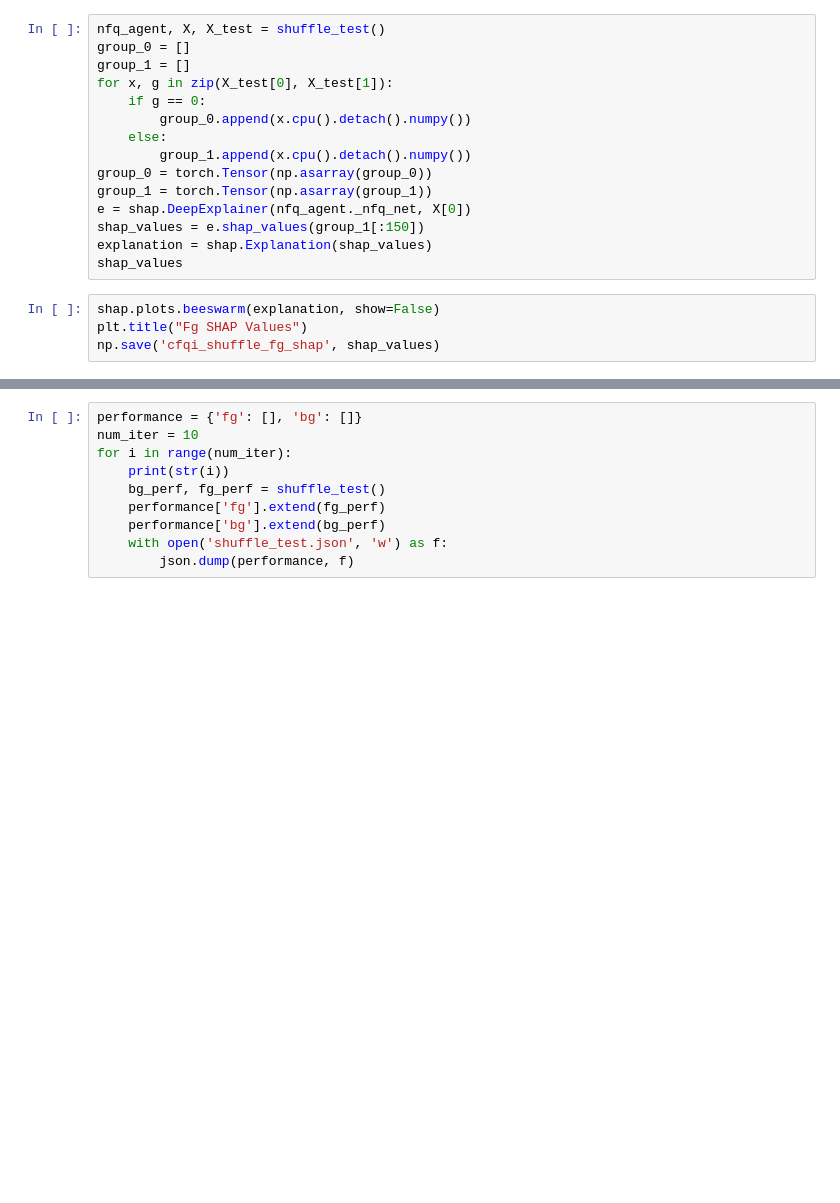
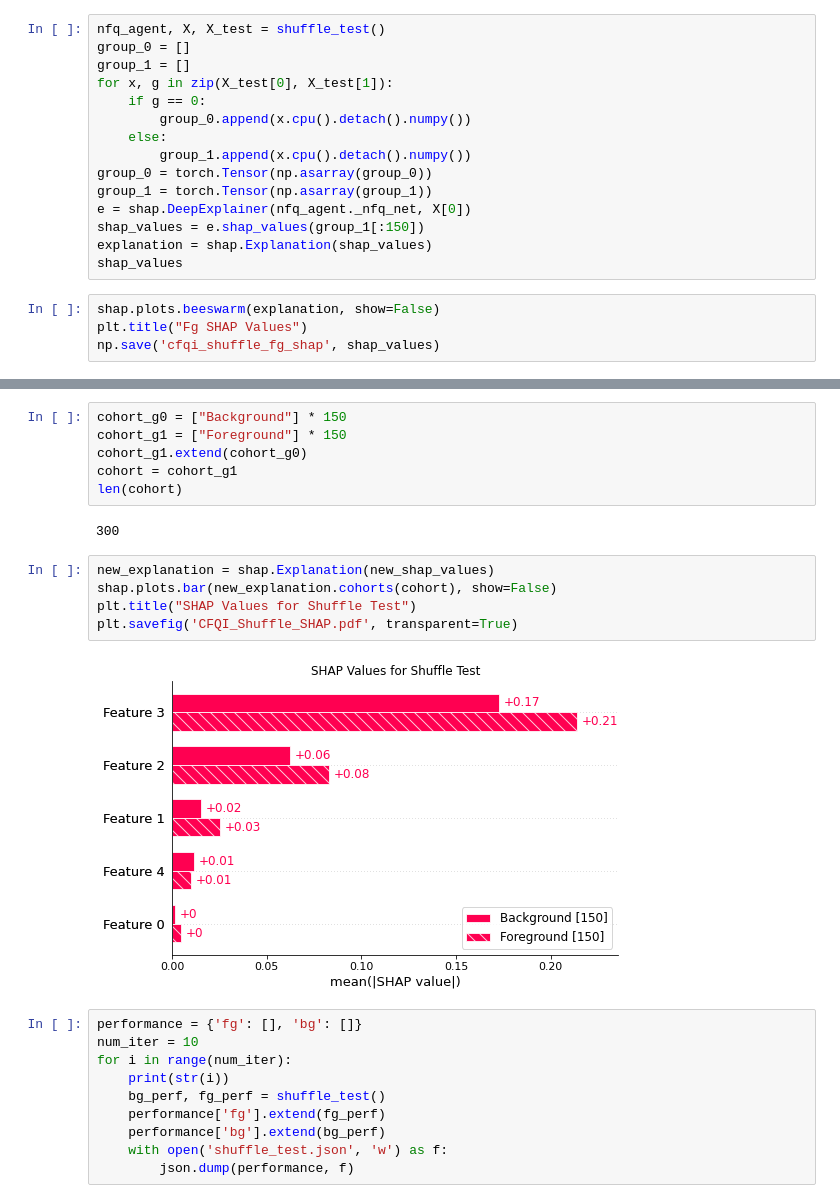
Before and after one commit to ArpiS/nested-policy-rl, a Jupyter notebook: simulated_fqi/neurips_experiments.ipynb, the cells around one changed output, grey strips where cells are left out. Saved outputs shown, nothing was run; the diff lists cells and outputs as text; blank space fills up the shorter version.

```diff
--- a/simulated_fqi/neurips_experiments.ipynb
+++ b/simulated_fqi/neurips_experiments.ipynb
@@ -483,3 +475,18 @@ plt.savefig('CFQI_Shuffle_SHAP.pdf', transparent=True)
+# %%
+cohort_g0 = ["Background"] * 150
+cohort_g1 = ["Foreground"] * 150
+cohort_g1.extend(cohort_g0)
+cohort = cohort_g1
+len(cohort)
+# %% [output]
+300
+# %%
+new_explanation = shap.Explanation(new_shap_values)
+shap.plots.bar(new_explanation.cohorts(cohort), show=False)
+plt.title("SHAP Values for Shuffle Test")
+plt.savefig('CFQI_Shuffle_SHAP.pdf', transparent=True)
+# %% [output]
+[figure, added]
 # %%
 performance = {'fg': [], 'bg': []}
 num_iter = 10
```
Also changed, not shown: parts of 7 cells of this notebook.
